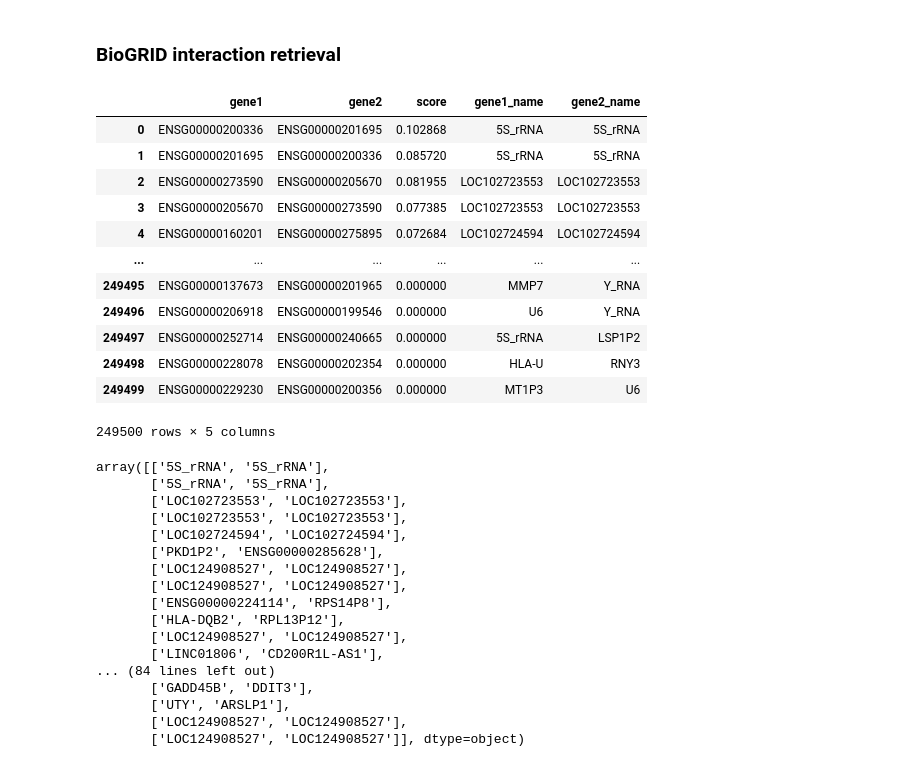
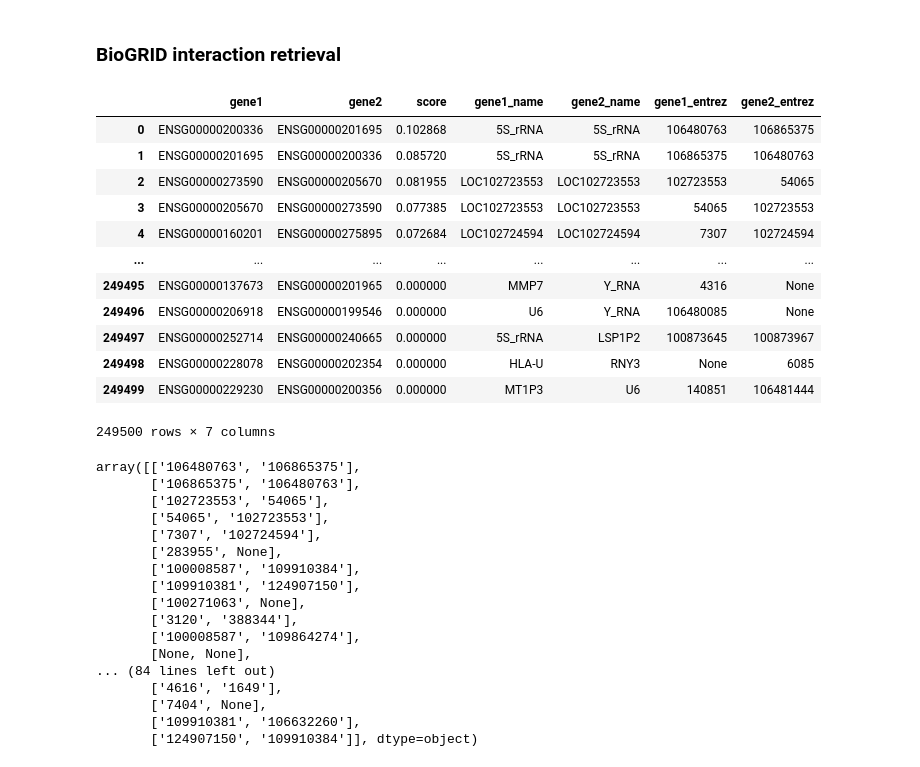
Before and after one commit to Chucklemunch/BMI_776_Project, a Jupyter notebook: Sandbox/BioGRID.ipynb, the cells around one changed output. Cells and saved outputs as stored; diff of their text form; code cells hidden in the pictures.

```diff
--- a/Sandbox/BioGRID.ipynb
+++ b/Sandbox/BioGRID.ipynb
@@ -11,43 +11,43 @@ BIOGRID_ACCESS_KEY = 'a207ffa23db79e55a7d7a5a69b79f0c9'
 ### BioGRID server
 biogrid_server = f'https://webservice.thebiogrid.org/interactions/?accesskey={BIOGRID_ACCESS_KEY}'
 # %%
-with open('../Results/GENIE3/SARS-CoV-2/interactions_dataframe_with_names.pickle', 'rb') as f:
+with open('../Results/GENIE3/SARS-CoV-2/interactions_dataframe_with_entrez.pickle', 'rb') as f:
     interactions = pickle.load(f)
 
 interactions
 # %% [output]
-|  | gene1 | gene2 | score | gene1_name | gene2_name |
-| 0 | ENSG00000200336 | ENSG00000201695 | 0.102868 | 5S_rRNA | 5S_rRNA |
-| 1 | ENSG00000201695 | ENSG00000200336 | 0.085720 | 5S_rRNA | 5S_rRNA |
-| 2 | ENSG00000273590 | ENSG00000205670 | 0.081955 | LOC102723553 | LOC102723553 |
-| 3 | ENSG00000205670 | ENSG00000273590 | 0.077385 | LOC102723553 | LOC102723553 |
-| 4 | ENSG00000160201 | ENSG00000275895 | 0.072684 | LOC102724594 | LOC102724594 |
-| ... | ... | ... | ... | ... | ... |
-| 249495 | ENSG00000137673 | ENSG00000201965 | 0.000000 | MMP7 | Y_RNA |
-| 249496 | ENSG00000206918 | ENSG00000199546 | 0.000000 | U6 | Y_RNA |
-| 249497 | ENSG00000252714 | ENSG00000240665 | 0.000000 | 5S_rRNA | LSP1P2 |
-| 249498 | ENSG00000228078 | ENSG00000202354 | 0.000000 | HLA-U | RNY3 |
-| 249499 | ENSG00000229230 | ENSG00000200356 | 0.000000 | MT1P3 | U6 |
+|  | gene1 | gene2 | score | gene1_name | gene2_name | gene1_entrez | gene2_entrez |
+| 0 | ENSG00000200336 | ENSG00000201695 | 0.102868 | 5S_rRNA | 5S_rRNA | 106480763 | 106865375 |
+| 1 | ENSG00000201695 | ENSG00000200336 | 0.085720 | 5S_rRNA | 5S_rRNA | 106865375 | 106480763 |
+| 2 | ENSG00000273590 | ENSG00000205670 | 0.081955 | LOC102723553 | LOC102723553 | 102723553 | 54065 |
+| 3 | ENSG00000205670 | ENSG00000273590 | 0.077385 | LOC102723553 | LOC102723553 | 54065 | 102723553 |
+| 4 | ENSG00000160201 | ENSG00000275895 | 0.072684 | LOC102724594 | LOC102724594 | 7307 | 102724594 |
+| ... | ... | ... | ... | ... | ... | ... | ... |
+| 249495 | ENSG00000137673 | ENSG00000201965 | 0.000000 | MMP7 | Y_RNA | 4316 | None |
+| 249496 | ENSG00000206918 | ENSG00000199546 | 0.000000 | U6 | Y_RNA | 106480085 | None |
+| 249497 | ENSG00000252714 | ENSG00000240665 | 0.000000 | 5S_rRNA | LSP1P2 | 100873645 | 100873967 |
+| 249498 | ENSG00000228078 | ENSG00000202354 | 0.000000 | HLA-U | RNY3 | None | 6085 |
+| 249499 | ENSG00000229230 | ENSG00000200356 | 0.000000 | MT1P3 | U6 | 140851 | 106481444 |
-249500 rows × 5 columns
+249500 rows × 7 columns
 # %%
-top_ints = interactions[['gene1_name', 'gene2_name']].iloc[:100].values
+top_ints = interactions[['gene1_entrez', 'gene2_entrez']].iloc[:100].values
 top_ints
 # %% [output]
-array([['5S_rRNA', '5S_rRNA'],
-       ['5S_rRNA', '5S_rRNA'],
-       ['LOC102723553', 'LOC102723553'],
-       ['LOC102723553', 'LOC102723553'],
-       ['LOC102724594', 'LOC102724594'],
-       ['PKD1P2', 'ENSG00000285628'],
-       ['LOC124908527', 'LOC124908527'],
-       ['LOC124908527', 'LOC124908527'],
-       ['ENSG00000224114', 'RPS14P8'],
-       ['HLA-DQB2', 'RPL13P12'],
-       ['LOC124908527', 'LOC124908527'],
-       ['LINC01806', 'CD200R1L-AS1'],
+array([['106480763', '106865375'],
+       ['106865375', '106480763'],
+       ['102723553', '54065'],
+       ['54065', '102723553'],
+       ['7307', '102724594'],
+       ['283955', None],
+       ['100008587', '109910384'],
+       ['109910381', '124907150'],
+       ['100271063', None],
+       ['3120', '388344'],
+       ['100008587', '109864274'],
+       [None, None],
 ... (84 lines left out)
-       ['GADD45B', 'DDIT3'],
-       ['UTY', 'ARSLP1'],
-       ['LOC124908527', 'LOC124908527'],
-       ['LOC124908527', 'LOC124908527']], dtype=object)
+       ['4616', '1649'],
+       ['7404', None],
+       ['109910381', '106632260'],
+       ['124907150', '109910384']], dtype=object)
 # %%
```
Also changed, not shown: parts of 1 cell of this notebook, 3 other files.
